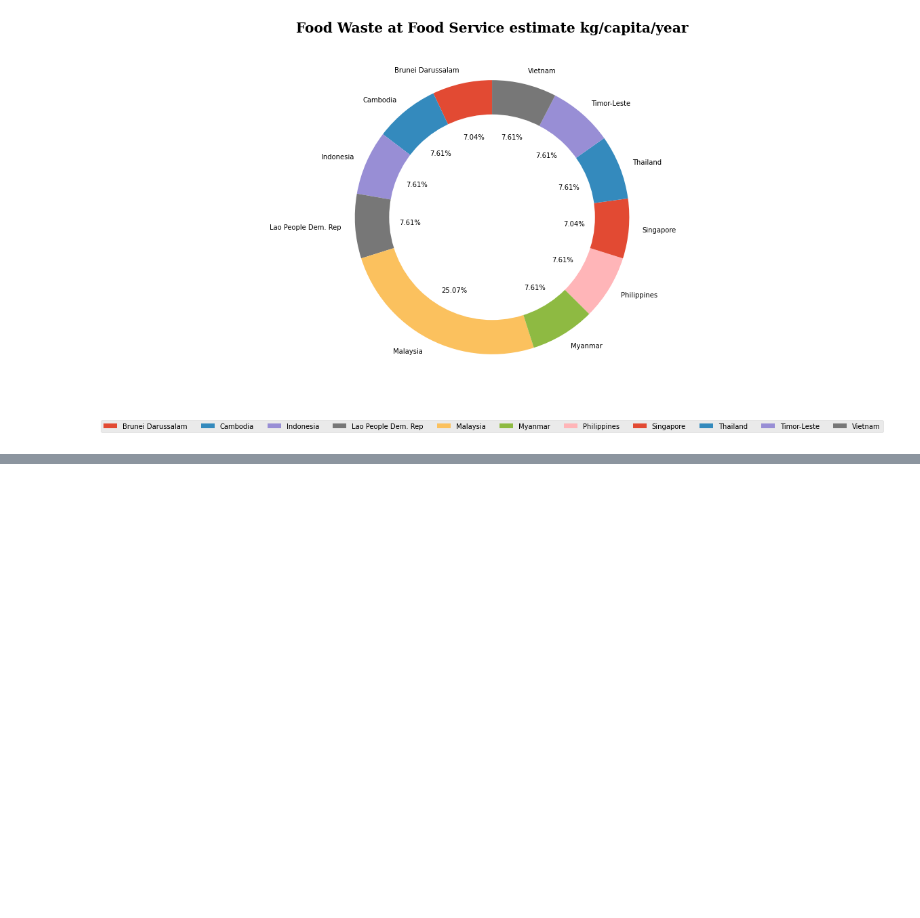
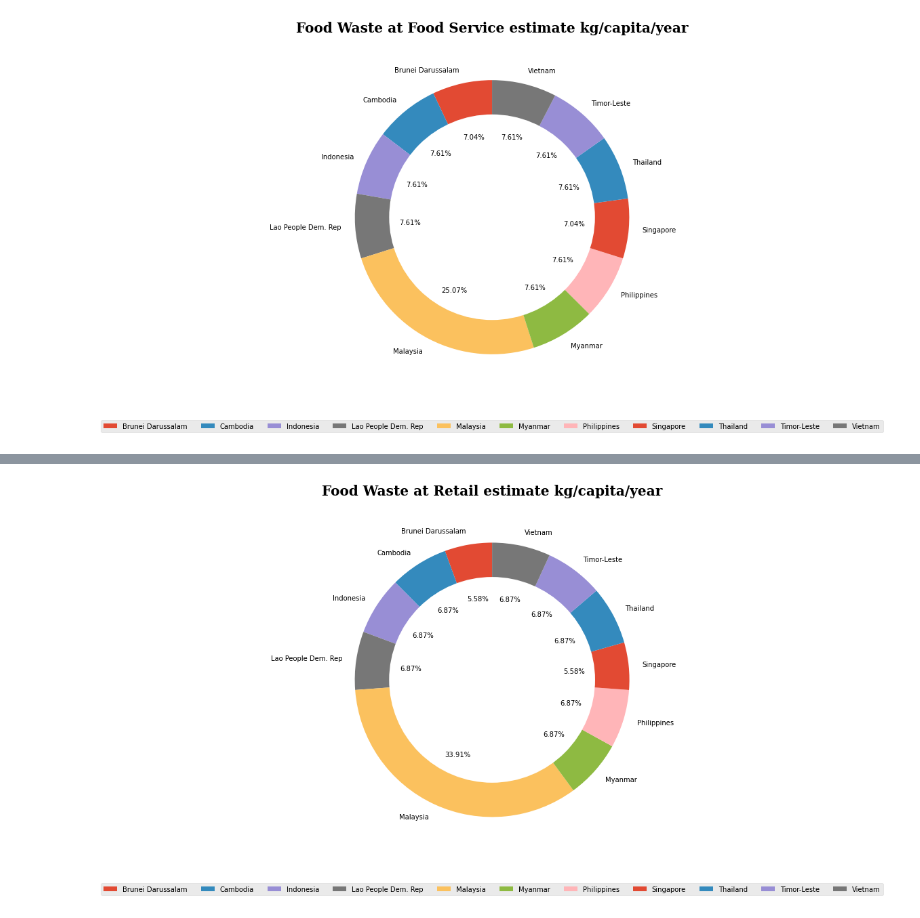
Before and after one commit to renzcarlo24/ITBA-3207-Team-Big-Bytes, a Jupyter notebook: Data Visualization.ipynb, the cells around one changed output, grey strips where cells are left out. Cells and saved outputs as stored; diff of their text form; code cells hidden in the pictures; blank space fills up the shorter version.

Commit message:
Updated Data Visualization

```diff
--- a/Data Visualization.ipynb
+++ b/Data Visualization.ipynb
@@ -118,0 +138,15 @@ plt.show()
+# %%
+plt.figure(figsize = (8,9))
+countries = ['Brunei Darussalam', 'Cambodia', 'Indonesia', 'Lao People Dem. Rep', 'Malaysia', 'Myanmar', 'Philippines', 'Singapore', 'Thailand', 'Timor-Leste', 'Vietnam']
+value = [13, 16, 16, 16, 79, 16, 16, 13, 16, 16, 16]
+plt.style.use('ggplot')
+plt.title('Food Waste at Retail estimate kg/capita/year\n' , fontdict={'fontname': 'serif','fontweight':'bold', 'fontsize':20})
+plt.pie(x=value, labels=countries, autopct='%.2f%%', startangle=90)
+plt.axis('equal')
+plt.legend(ncol=11, bbox_to_anchor=(0.5, -0.1), loc='upper center');
+
+circle = plt.Circle(xy=(0,0), radius=.75, facecolor='white')
+plt.gca().add_artist(circle)
+plt.show()
+# %% [output]
+[figure, added]
```
Also changed, not shown: parts of 2 cells of this notebook.
